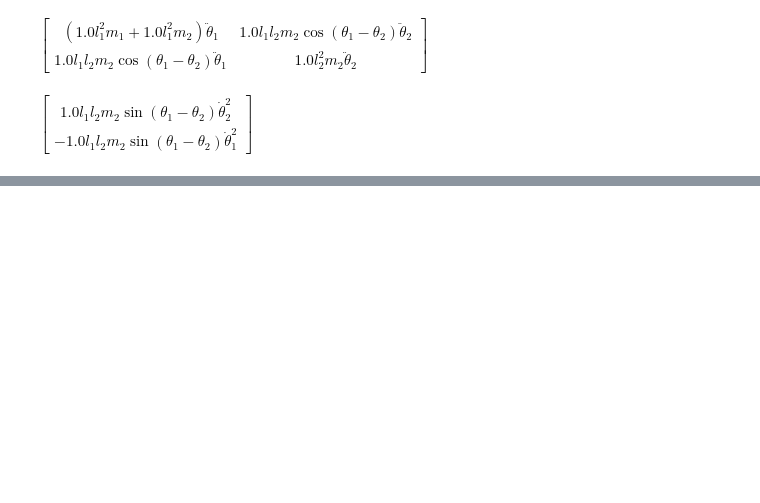
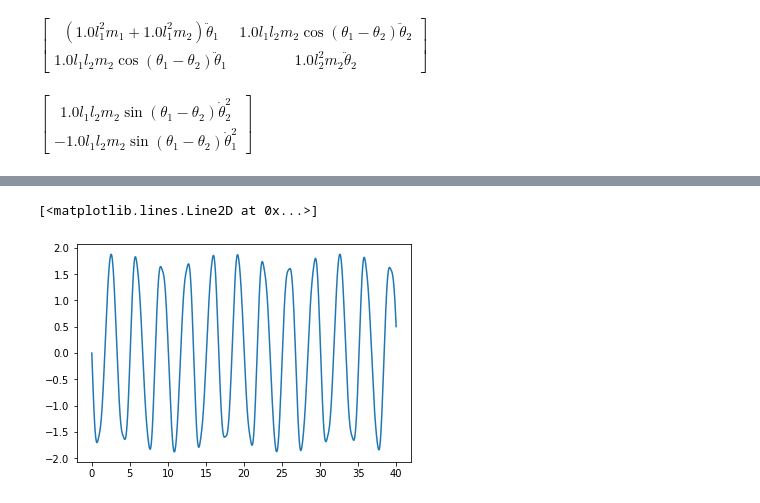
Before and after one commit to Eddy-Morgan/LG--2RP, a Jupyter notebook: 2rp_robot_dynamics_modelling.ipynb, the cells around one changed output, grey strips where cells are left out. Cells and saved outputs as stored; diff of their text form; code cells hidden in the pictures; blank space fills up the shorter version.

```diff
--- a/2rp_robot_dynamics_modelling.ipynb
+++ b/2rp_robot_dynamics_modelling.ipynb
@@ -147,0 +158,5 @@ array([[ 0.00000000e+00,  0.00000000e+00,  0.00000000e+00,
+# %%
+plt.plot(t, the1d)
+# %% [output]
+[<matplotlib.lines.Line2D at 0x...>]
+[figure, added]
```
Also changed, not shown: parts of 18 cells of this notebook, 2 other files.
